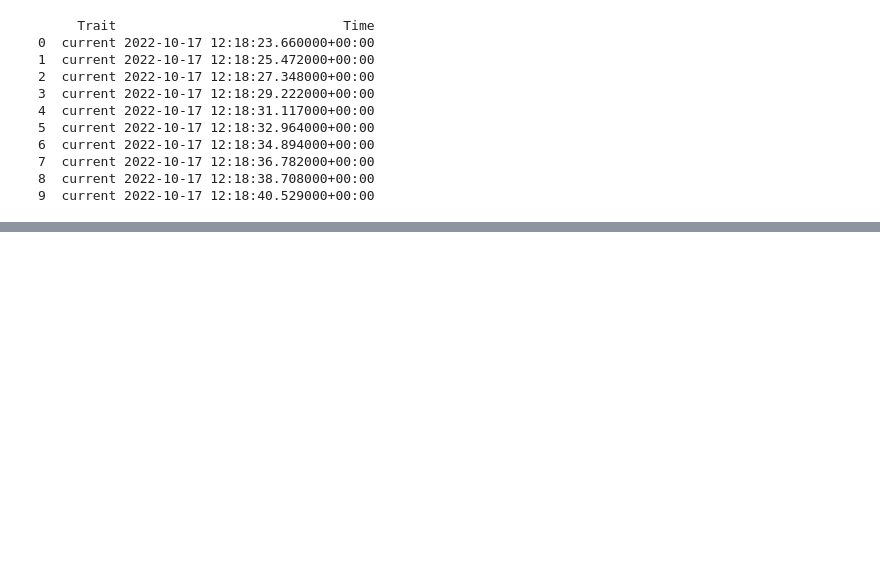
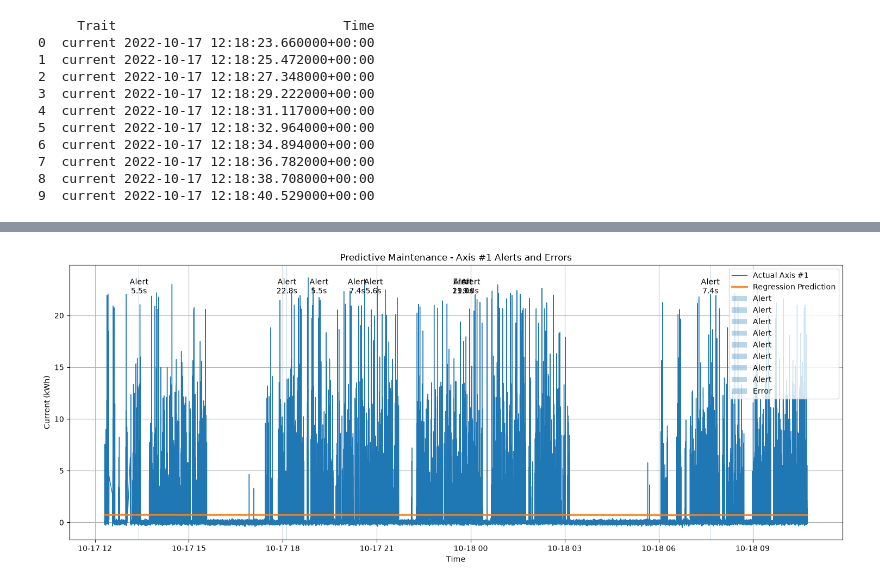
Before and after one commit to koushikbalne97/PracticalLab1_PredictiveMaintenance, a Jupyter notebook: PracticalLab1.ipynb, the cells around one changed output, grey strips where cells are left out. Saved outputs shown, nothing was run; the diff lists cells and outputs as text; code cells hidden in the pictures; blank space fills up the shorter version.

Commit message:
Complete predictive maintenance lab

```diff
--- a/PracticalLab1.ipynb
+++ b/PracticalLab1.ipynb
@@ -591,0 +955,14 @@ print(df[["Trait", "Time"]].head(10))
+# %%
+# Automatic Alert and Error detection
+
+events = []
+
+# Check Axis #1
+residual = stream_data["Axis #1_residual"]
+
+# Create flags
+stream_data["is_alert"] = residual >= MinC
+stream_data["is_error"] = residual >= MaxC
+
+print("Alert readings:", stream_data["is_alert"].sum())
+print("Error readings:", stream_data["is_error"].sum())
@@ -591,0 +1091,59 @@ print(df[["Trait", "Time"]].head(10))
+# %%
+import matplotlib.pyplot as plt
+
+# Plot Axis #1 actual values and regression prediction
+plt.figure(figsize=(15, 6))
+
+plt.plot(
+    stream_data["Time"],
+    stream_data["Axis #1"],
+    label="Actual Axis #1",
+    linewidth=1
+)
+
+plt.plot(
+    stream_data["Time"],
+    stream_data["Axis #1_predicted"],
+    label="Regression Prediction",
+    linewidth=2
+)
+
+# Add detected events
+for _, event in events_df.iterrows():
+
+    start = event["Start Time"]
+    end = event["End Time"]
+
+    if event["Event"] == "ALERT":
+        label = "Alert"
+    else:
+        label = "Error"
+
+    plt.axvspan(
+        start,
+        end,
+        alpha=0.3,
+        label=label
+    )
+
+    # Put event label in the middle
+    middle_time = start + (end - start) / 2
+
+    plt.text(
+        middle_time,
+        stream_data["Axis #1"].max(),
+        f"{label}\n{event['Duration (seconds)']:.1f}s",
+        ha="center",
+        va="top"
+    )
+
+plt.title("Predictive Maintenance - Axis #1 Alerts and Errors")
+plt.xlabel("Time")
+plt.ylabel("Current (kWh)")
+plt.legend()
+plt.grid(True)
+plt.tight_layout()
+
+plt.show()
+# %% [output]
+[figure, added]
```
Also changed, not shown: parts of 52 cells of this notebook, 4 other files.
